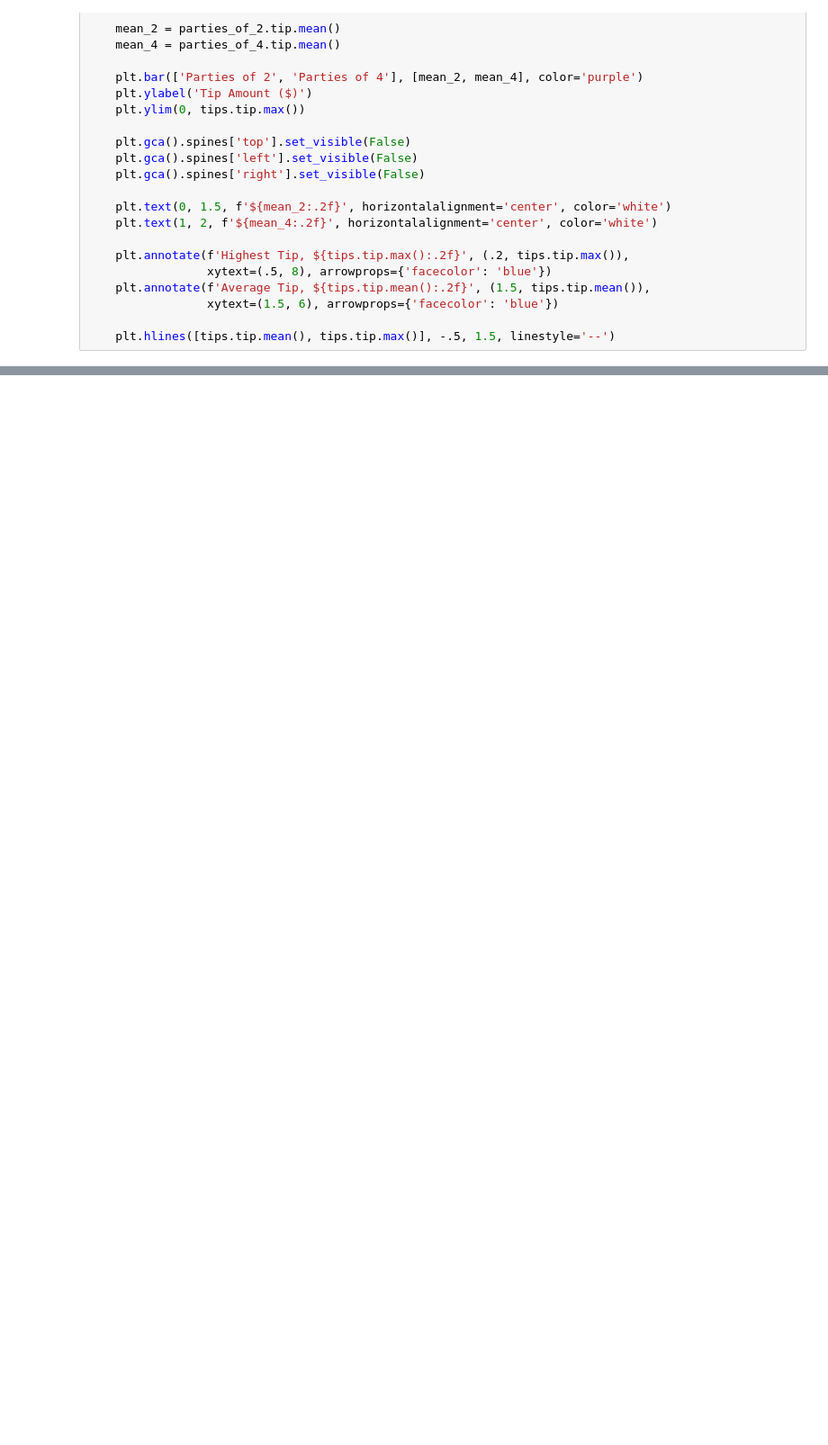
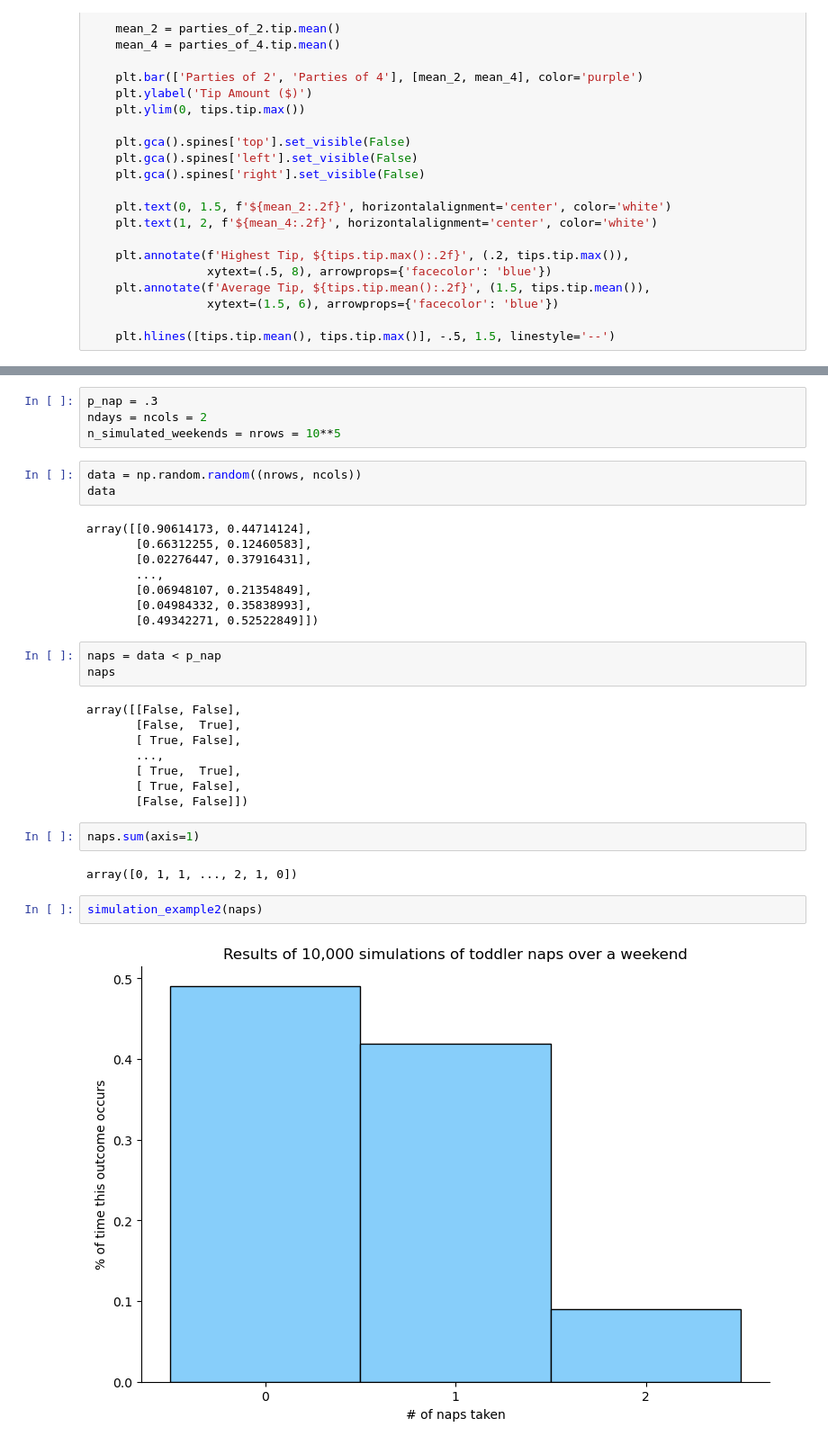
Before and after one commit to Garrett-Arnett/my_notes, a Jupyter notebook: stat notes 1.ipynb, the cells around one changed output, grey strips where cells are left out. Shown at 90% size. Cells and saved outputs as stored; diff of their text form; blank space fills up the shorter version.

```diff
--- a/stat notes 1.ipynb
+++ b/stat notes 1.ipynb
@@ -389,0 +416,34 @@ simulation_example1(sums_by_trial)
+# %%
+p_nap = .3
+ndays = ncols = 2
+n_simulated_weekends = nrows = 10**5
+# %%
+data = np.random.random((nrows, ncols))
+data
+# %% [output]
+array([[0.90614173, 0.44714124],
+       [0.66312255, 0.12460583],
+       [0.02276447, 0.37916431],
+       ...,
+       [0.06948107, 0.21354849],
+       [0.04984332, 0.35838993],
+       [0.49342271, 0.52522849]])
+# %%
+naps = data < p_nap
+naps
+# %% [output]
+array([[False, False],
+       [False,  True],
+       [ True, False],
+       ...,
+       [ True,  True],
+       [ True, False],
+       [False, False]])
+# %%
+naps.sum(axis=1)
+# %% [output]
+array([0, 1, 1, ..., 2, 1, 0])
+# %%
+simulation_example2(naps)
+# %% [output]
+[figure, added]
```
Also changed, not shown: parts of 10 cells of this notebook.
